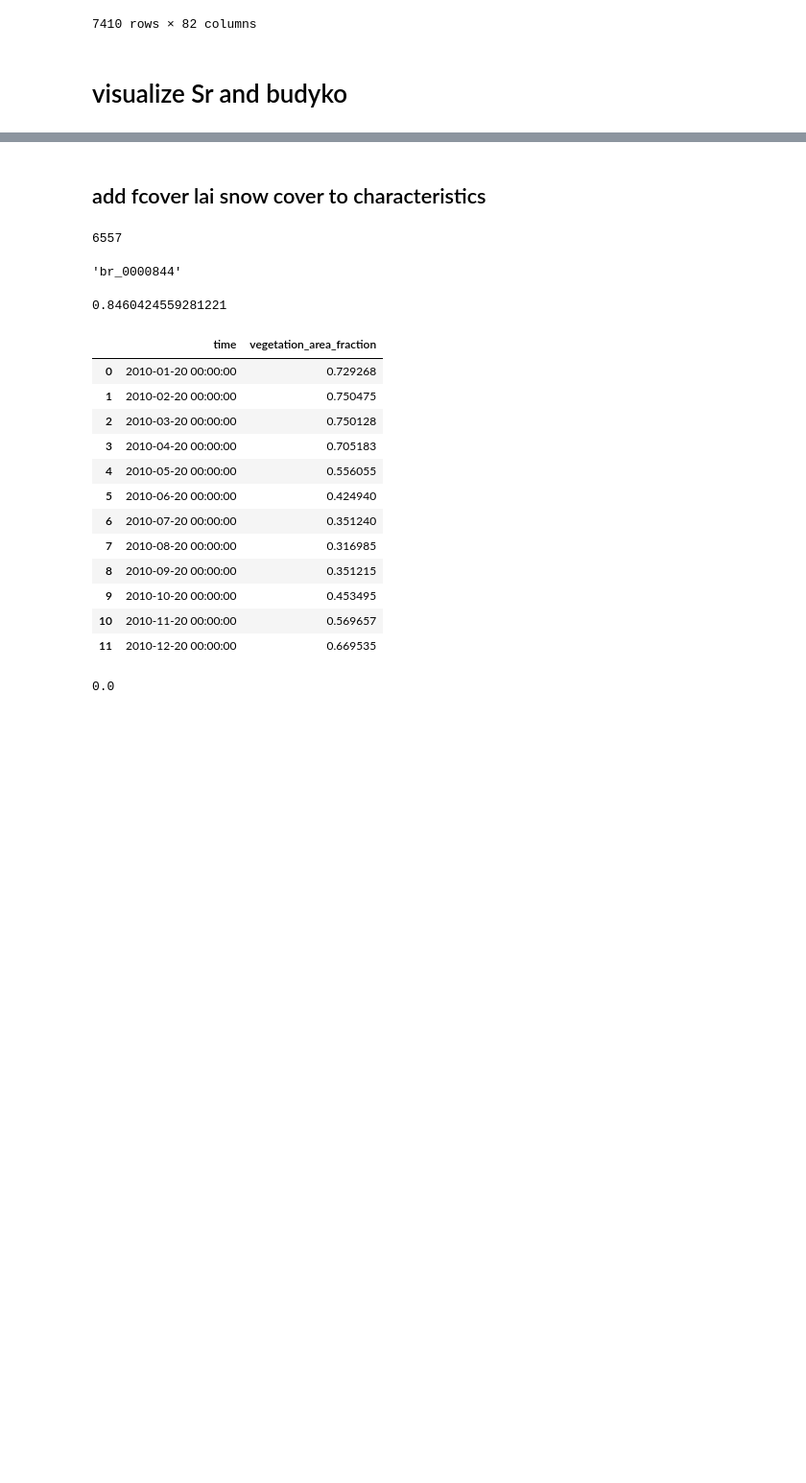
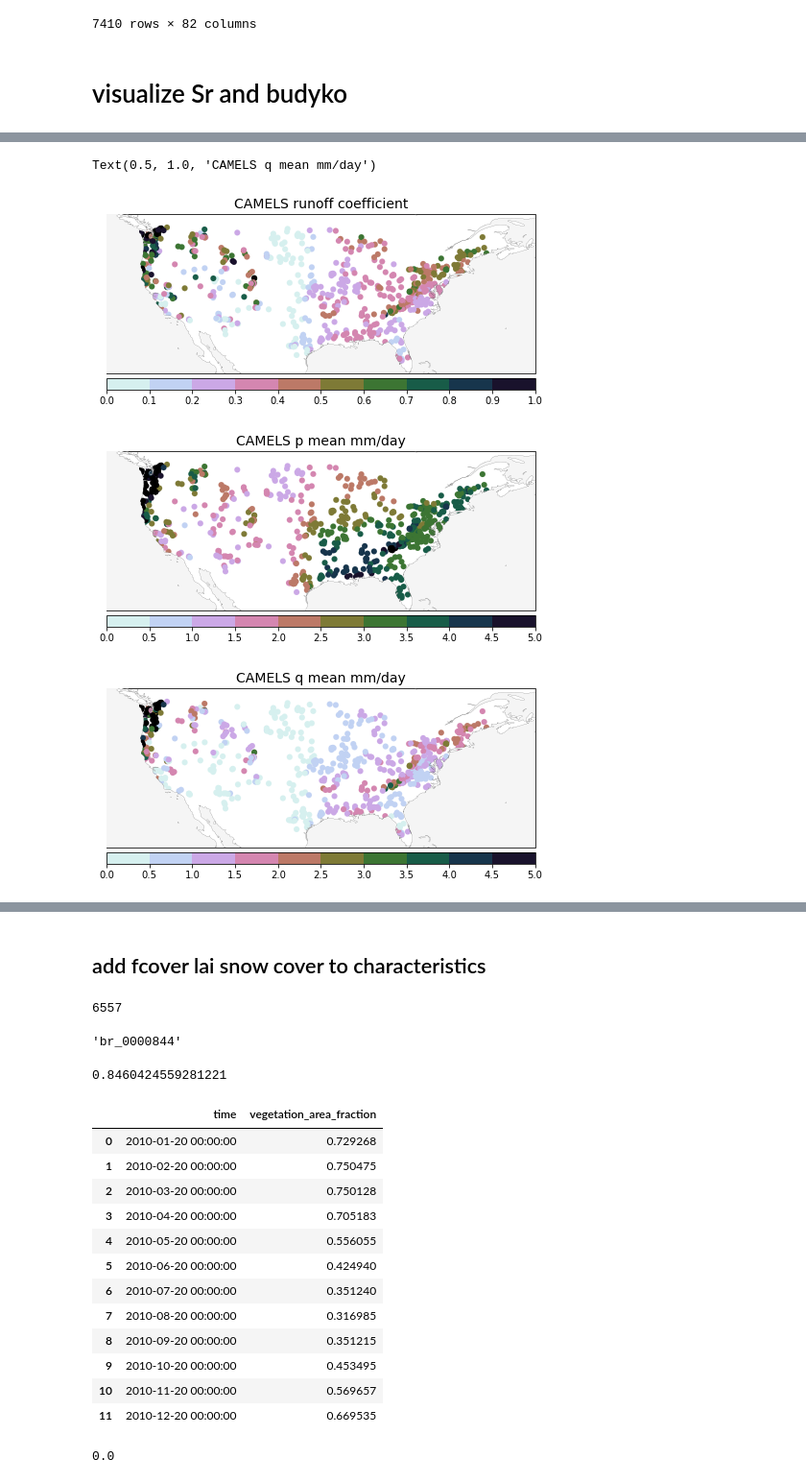
Before and after one commit to fvanoorschot/global_sr_module, a Jupyter notebook: catchment_descriptors.ipynb, the cells around one changed output, grey strips where cells are left out. Shown at 96% size. Cells and saved outputs as stored; diff of their text form; code cells hidden in the pictures; blank space fills up the shorter version.

```diff
--- a/catchment_descriptors.ipynb
+++ b/catchment_descriptors.ipynb
@@ -502,0 +658,4 @@ plot(df,data_sources2)
+# %%
+# CAMELS
+u = pd.read_csv(f'{work_dir}/output/us_attributes.csv',index_col=0)
+u.columns
@@ -502,0 +679,62 @@ plot(df,data_sources2)
+# %%
+lat_min,lat_max= 25,51
+lon_min,lon_max= -130,-60
+
+cmap_vd2 = cmap_rdbu
+bounds = np.linspace(0,1,11)
+bounds2 = np.linspace(0,1,11)
+norm = mpl.colors.BoundaryNorm(bounds, cmap_vd2.N)
+
+fig = plt.figure(figsize=(8,8))
+ax = plt.axes(projection=ccrs.PlateCarree())
+ax.coastlines(linewidth=0.001)
+ax.add_feature(cartopy.feature.OCEAN, zorder=100,facecolor='whitesmoke', edgecolor='k',linewidth=0.12)
+ax.set_global()
+ax.set_xlim(lon_min,lon_max)
+ax.set_ylim(lat_min,lat_max)
+s = ax.scatter(u.gauge_lon,u.gauge_lat,c=u['q_mean']/u['p_mean'],cmap=cmap_vd2, norm=norm,edgecolors='face',marker='o',linewidths=0.1)
+cbar = plt.colorbar(s, orientation='horizontal', label='',spacing='proportional',extend='neither', pad=0.012,aspect=38, norm=norm,ticks=bounds2)
+cbar.ax.tick_params(labelsize=10)
+# cbar.set_label(label='rc', size=10)
+ax.set_title(f'CAMELS runoff coefficient',size=14)
+
+cmap_vd2 = cmap_rdbu
+bounds = np.linspace(0,5,11)
+bounds2 = np.linspace(0,5,11)
+norm = mpl.colors.BoundaryNorm(bounds, cmap_vd2.N)
+
+fig = plt.figure(figsize=(8,8))
+ax = plt.axes(projection=ccrs.PlateCarree())
+ax.coastlines(linewidth=0.001)
+ax.add_feature(cartopy.feature.OCEAN, zorder=100,facecolor='whitesmoke', edgecolor='k',linewidth=0.12)
+ax.set_global()
+ax.set_xlim(lon_min,lon_max)
+ax.set_ylim(lat_min,lat_max)
+s = ax.scatter(u.gauge_lon,u.gauge_lat,c=u['p_mean'],cmap=cmap_vd2, norm=norm,edgecolors='face',marker='o',linewidths=0.1)
+cbar = plt.colorbar(s, orientation='horizontal', label='',spacing='proportional',extend='neither', pad=0.012,aspect=38, norm=norm,ticks=bounds2)
+cbar.ax.tick_params(labelsize=10)
+# cbar.set_label(label='p', size=10)
+ax.set_title(f'CAMELS p mean mm/day',size=14)
+
+cmap_vd2 = cmap_rdbu
+bounds = np.linspace(0,5,11)
+bounds2 = np.linspace(0,5,11)
+norm = mpl.colors.BoundaryNorm(bounds, cmap_vd2.N)
+
+fig = plt.figure(figsize=(8,8))
+ax = plt.axes(projection=ccrs.PlateCarree())
+ax.coastlines(linewidth=0.001)
+ax.add_feature(cartopy.feature.OCEAN, zorder=100,facecolor='whitesmoke', edgecolor='k',linewidth=0.12)
+ax.set_global()
+ax.set_xlim(lon_min,lon_max)
+ax.set_ylim(lat_min,lat_max)
+s = ax.scatter(u.gauge_lon,u.gauge_lat,c=u['q_mean'],cmap=cmap_vd2, norm=norm,edgecolors='face',marker='o',linewidths=0.1)
+cbar = plt.colorbar(s, orientation='horizontal', label='',spacing='proportional',extend='neither', pad=0.012,aspect=38, norm=norm,ticks=bounds2)
+cbar.ax.tick_params(labelsize=10)
+# cbar.set_label(label='q', size=10)
+ax.set_title(f'CAMELS q mean mm/day',size=14)
+# %% [output]
+Text(0.5, 1.0, 'CAMELS q mean mm/day')
+[figure, added]
+[figure, added]
+[figure, added]
```
Also changed, not shown: parts of 16 cells of this notebook, 3 other files.
